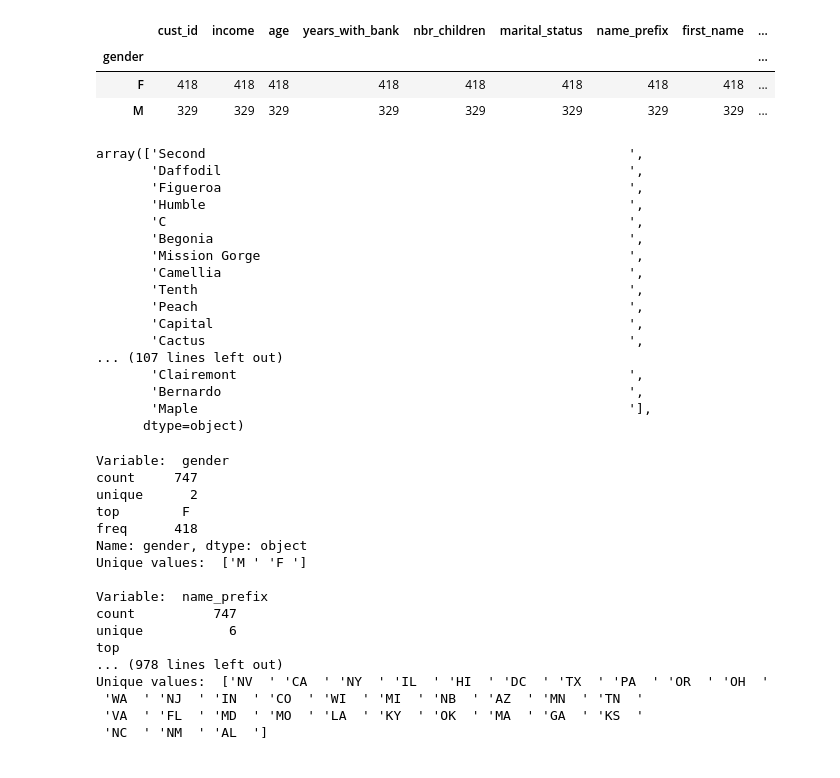
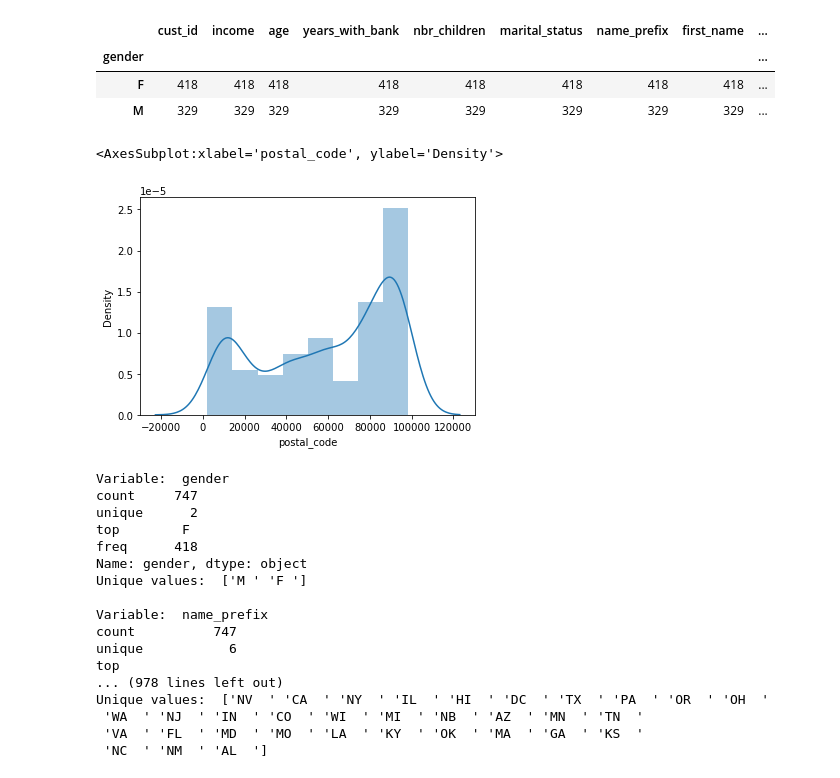
Before and after one commit to jandus/mp_III-Financial_Customer_Segmentation, a Jupyter notebook: Data_Exploration.ipynb, the cells around one changed output. Drawn from its saved outputs; the diff is of its cells as text; code cells hidden in the pictures.

```diff
--- a/Data_Exploration.ipynb
+++ b/Data_Exploration.ipynb
@@ -180,27 +180,10 @@ customers_df.groupby(by='gender').count()
 | F | 418 | 418 | 418 | 418 | 418 | 418 | 418 | 418 | ... |
 | M | 329 | 329 | 329 | 329 | 329 | 329 | 329 | 329 | ... |
 # %%
-
-sns.distplot(customers_df["street_name"])
 sns.distplot(customers_df["postal_code"])
 # %% [output]
-array(['Second                                                      ',
-       'Daffodil                                                    ',
-       'Figueroa                                                    ',
-       'Humble                                                      ',
-       'C                                                           ',
-       'Begonia                                                     ',
-       'Mission Gorge                                               ',
-       'Camellia                                                    ',
-       'Tenth                                                       ',
-       'Peach                                                       ',
-       'Capital                                                     ',
-       'Cactus                                                      ',
-... (107 lines left out)
-       'Clairemont                                                  ',
-       'Bernardo                                                    ',
-       'Maple                                                       '],
-      dtype=object)
+<AxesSubplot:xlabel='postal_code', ylabel='Density'>
+[figure, added]
 # %%
 def num_cat_variables(variable,df):
     print("Variable: ", variable)
```
Also changed, not shown: parts of 10 cells of this notebook, 1 other file.
